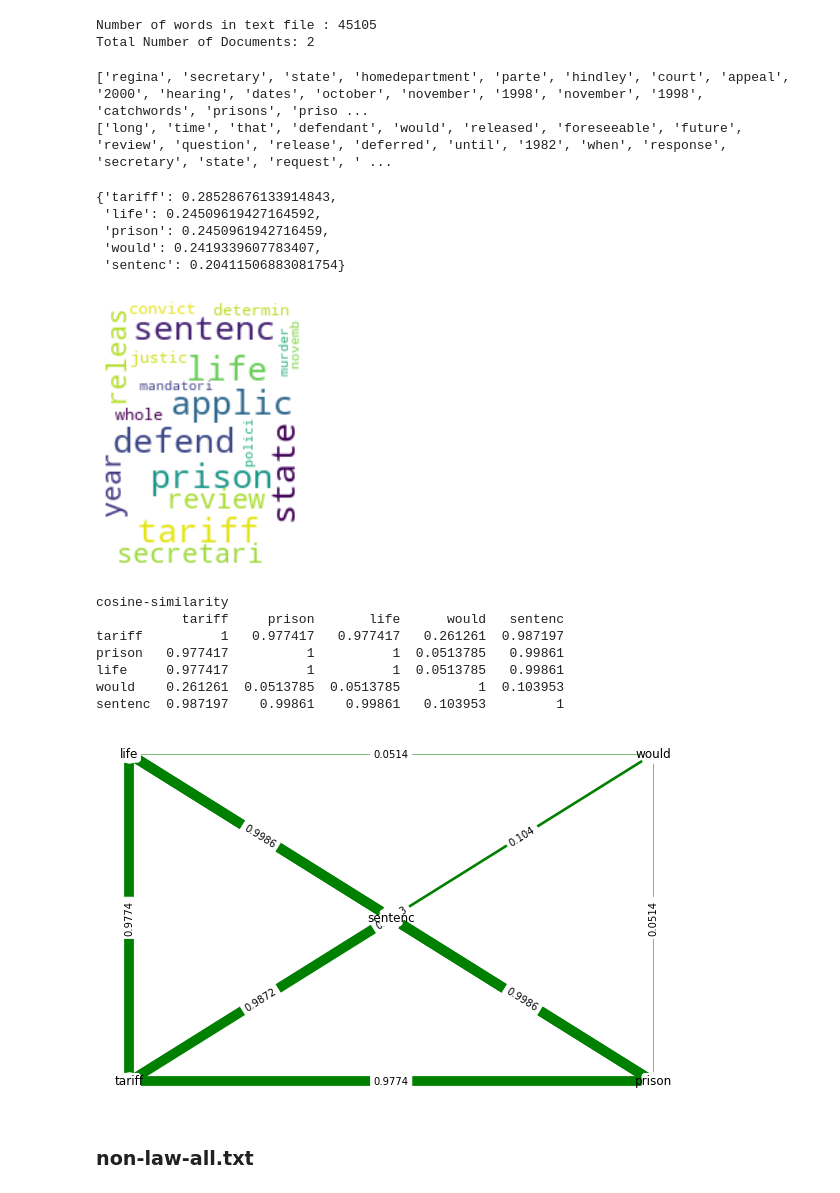
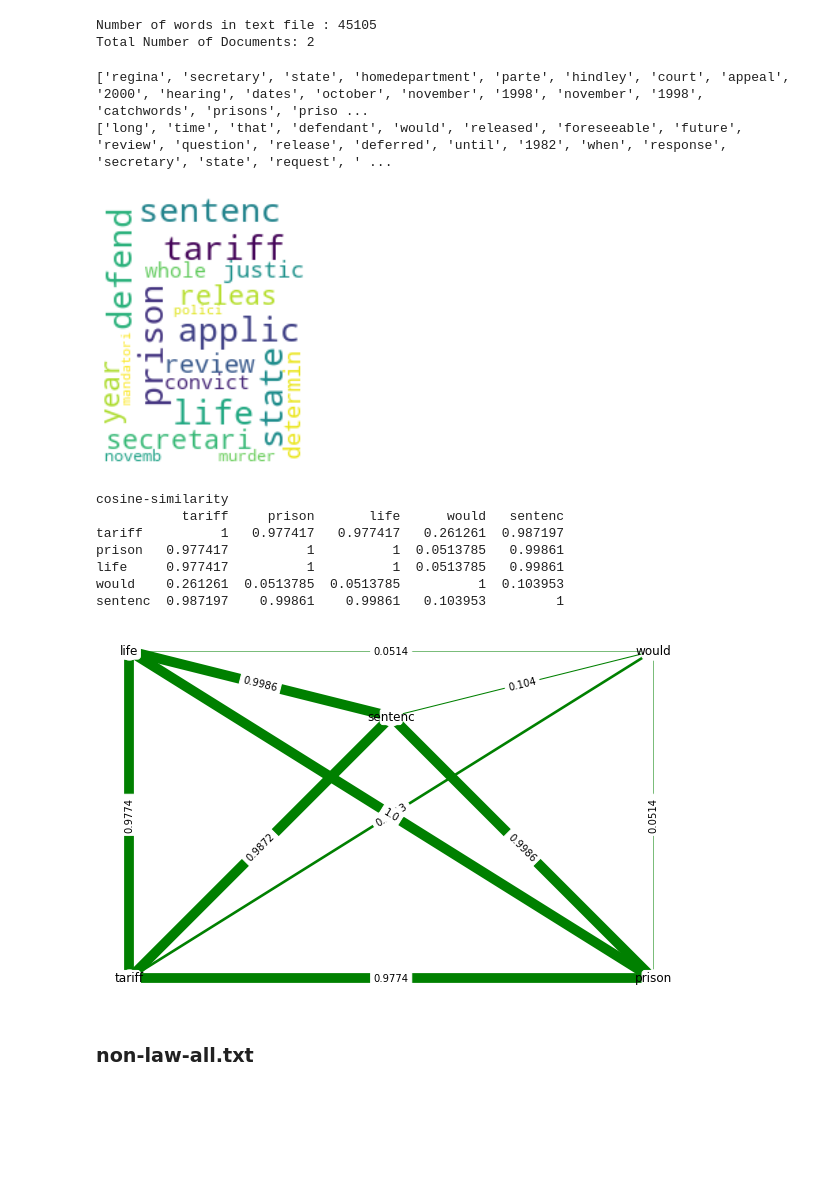
Before and after one commit to rahulmannepally/LSAProject, a Jupyter notebook: code/Experiment_1.ipynb, the cells around one changed output. Saved outputs shown, nothing was run; the diff lists cells and outputs as text; code cells hidden in the pictures; blank space fills up the shorter version.

```diff
--- a/code/Experiment_1.ipynb
+++ b/code/Experiment_1.ipynb
@@ -248,26 +237,20 @@ plt.savefig('graph1.png')
 # %% [markdown]
 cosine similarity
 # %%
-# LSA Model
-number_of_topics = 4 #
-words = word_count
-model = create_gensim_lsa_model(clean_text,number_of_topics,words)
-
 a=pd.DataFrame()
 
-for i in range(number_of_topics):
-    words_from_non_law =dict(model.show_topic(i, topn=words))
-    b=pd.DataFrame(words_from_law,index=[i])
+for i in range(number_of_topics_nonlaw):
+    words_from_nonlaw =dict(model_nonlaw.show_topic(i, topn=words))
+    b=pd.DataFrame(words_from_nonlaw,index=[i])
     a=a.append(b)
 
 a=a.transpose()
 
-top_words = dict(model.show_topic(0,topn=5))
 
-df = pd.DataFrame(columns=list(top_words.keys()),
-                  index = list(top_words.keys()))
+df = pd.DataFrame(columns=list(top_words_nonlaw.keys()),
+                  index = list(top_words_nonlaw.keys()))
 
-l = list(top_words.keys())
+l = list(top_words_nonlaw.keys())
 print('cosine-similarity')
 for i in l:
     for j in l:
@@ -344,38 +436,31 @@ def load_data(path,file_name):
     #titles.append( text[0:min(len(text),100)] )
     return documents_list,titles,len(words)
 # %%
-document_list,titles,word_count=load_data("","law-texts-all.txt")
+document_list_law,titles_law,word_count_law = load_data("","law-texts-all.txt")
 # %% [output]
 Number of words in text file : 45105
 Total Number of Documents: 2
-# %%
-clean_text=preprocess_data(document_list)
-# %% [output]
-['regina', 'secretary', 'state', 'homedepartment', 'parte', 'hindley', 'court', 'appeal', '2000', 'hearing', 'dates', 'october', 'november', '1998', 'november', '1998', 'catchwords', 'prisons', 'priso ...
-['long', 'time', 'that', 'defendant', 'would', 'released', 'foreseeable', 'future', 'review', 'question', 'release', 'deferred', 'until', '1982', 'when', 'response', 'secretary', 'state', 'request', ' ...
+# %%
+clean_text_law=preprocess_data(document_list_law)
+# %% [output]
+['regina', 'secretary', 'state', 'homedepartment', 'parte', 'hindley', 'court', 'appeal', '2000', 'hearing', 'dates', 'october', 'november', '1998', 'november', '1998', 'catchwords', 'prisons', 'priso ...
+['long', 'time', 'that', 'defendant', 'would', 'released', 'foreseeable', 'future', 'review', 'question', 'release', 'deferred', 'until', '1982', 'when', 'response', 'secretary', 'state', 'request', ' ...
 # %%
 # LSA Model
-number_of_topics=1
-words=word_count
-model=create_gensim_lsa_model(clean_text,number_of_topics,words)
-words_from_law =dict(model.show_topic(0, topn=words))##dict and encoding matrix values
+number_of_topics=len(document_list_law)
+words=word_count_law
+model_law=create_gensim_lsa_model(clean_text_law,number_of_topics,words)
+words_from_law =dict(model_law.show_topic(0, topn=words))##dict and encoding matrix values
 # %%
-words_from_law =dict(model.show_topic(0, topn=words))
-dict(model.show_topic(0, topn=5))
+top_words_law = dict(model_law.show_topic(0, topn=5))
-# %% [output]
-{'tariff': 0.28528676133914843,
- 'life': 0.24509619427164592,
- 'prison': 0.2450961942716459,
- 'would': 0.2419339607783407,
- 'sentenc': 0.20411506883081754}
 # %%
 from wordcloud import WordCloud
-text = dict(model.show_topic(0, topn=20))
+text = dict(model_law.show_topic(0, topn=20))
 l=list(text.keys())
 wordcloud = WordCloud(width=150, height=200,max_font_size=25, max_words=20, background_color="white").generate(" ".join(l))
 plt.imshow(wordcloud, interpolation='bilinear')
 plt.axis("off")
 plt.savefig('graph2.png')
 # %% [output]
-[figure, old version]
+[figure, new version]
 # %%
@@ -421,11 +499,11 @@ df = df.apply(pd.to_numeric, errors='coerce')
 
 df=df.round(4)
 
-l = list(top_words.keys())
+l = list(top_words_law.keys())
 
 df_adj = pd.DataFrame(df.to_numpy(), index=l, columns=l)
 G = nx.from_pandas_adjacency(df)
-pos = {l[0]: (0, 0),l[1]: (1, 0), l[2]: (0, 1), l[3]: (1, 1), l[4]: (0.5, 0.5)}
+pos = {l[0]: (0, 0),l[1]: (1, 0), l[2]: (0, 1), l[3]: (1, 1), l[4]: (0.5, 0.8)}
 a=list(G.edges(data=True))
 
 b=[]
@@ -441,7 +519,7 @@ nx.draw_networkx_edge_labels(G,pos,edge_labels=labels)
 plt.rcParams["figure.figsize"] = (8,5)
 plt.savefig('fig2.png')
 # %% [output]
-[figure, old version]
+[figure, new version]
 # %% [markdown]
 ### non-law-all.txt
 # %%
```
Also changed, not shown: parts of 49 cells of this notebook, 2 other files.
